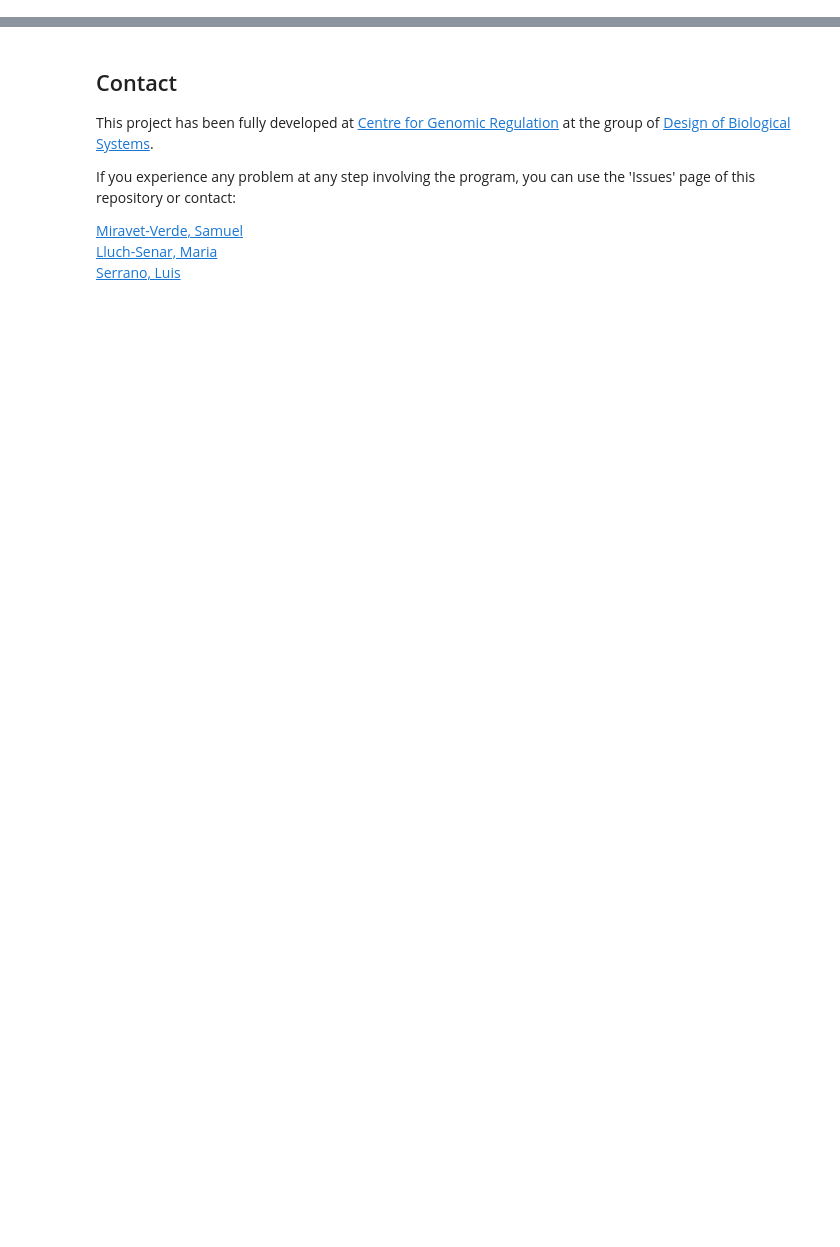
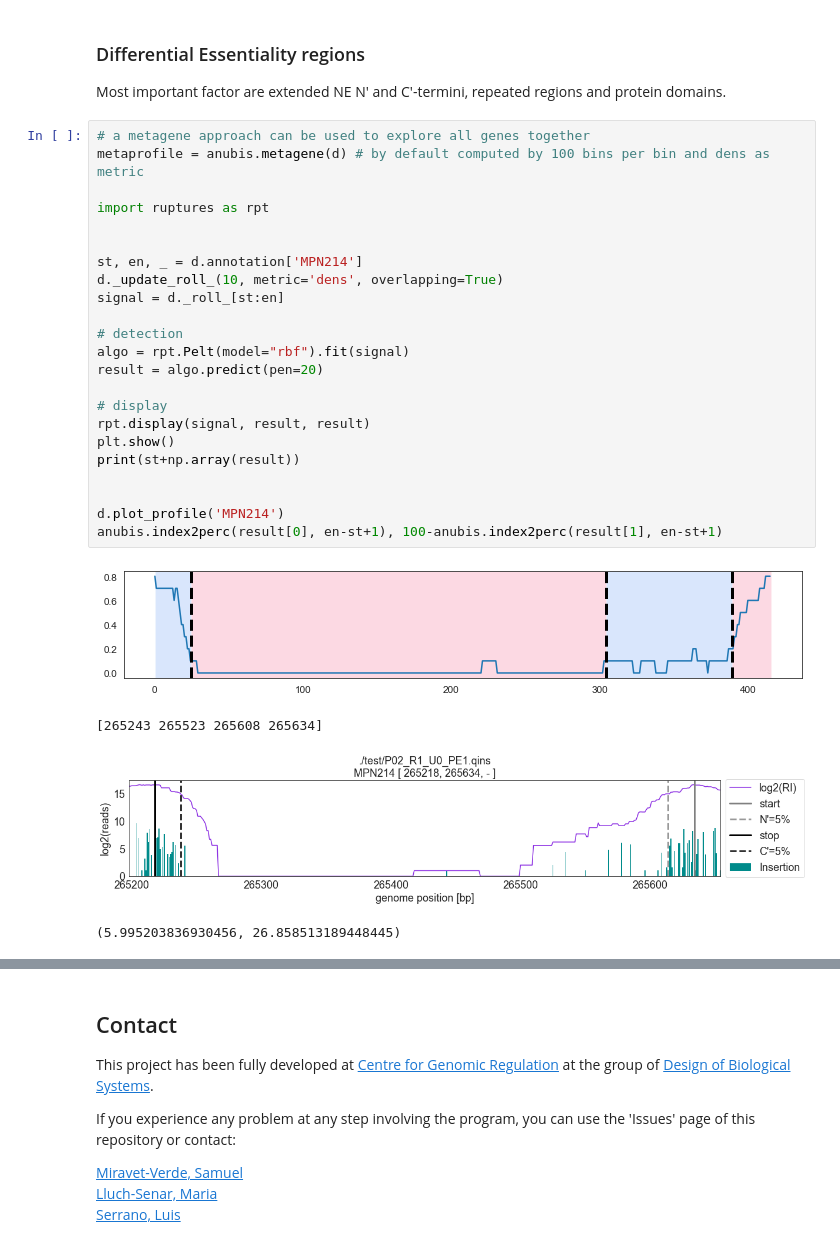
Before and after one commit to CRG-CNAG/anubis, a Jupyter notebook: Manual.ipynb, the cells around one changed output, grey strips where cells are left out. Drawn from its saved outputs; the diff is of its cells as text; blank space fills up the shorter version.

```diff
--- a/Manual.ipynb
+++ b/Manual.ipynb
@@ -56,0 +191,32 @@ You may require to call it using sudo. Once installed, `anubis` will be integrat
+# %% [markdown]
+### Differential Essentiality regions
+
+Most important factor are extended NE N' and C'-termini, repeated regions and protein domains.
+# %%
+# a metagene approach can be used to explore all genes together
+metaprofile = anubis.metagene(d) # by default computed by 100 bins per bin and dens as metric
+
+import ruptures as rpt
+
+
+st, en, _ = d.annotation['MPN214']
+d._update_roll_(10, metric='dens', overlapping=True)
+signal = d._roll_[st:en]
+
+# detection
+algo = rpt.Pelt(model="rbf").fit(signal)
+result = algo.predict(pen=20)
+
+# display
+rpt.display(signal, result, result)
+plt.show()
+print(st+np.array(result))
+
+
+d.plot_profile('MPN214')
+anubis.index2perc(result[0], en-st+1), 100-anubis.index2perc(result[1], en-st+1)
+# %% [output]
+[figure, added]
+[265243 265523 265608 265634]
+[figure, added]
+(5.995203836930456, 26.858513189448445)
```
Also changed, not shown: parts of 28 cells of this notebook, 4 other files.
